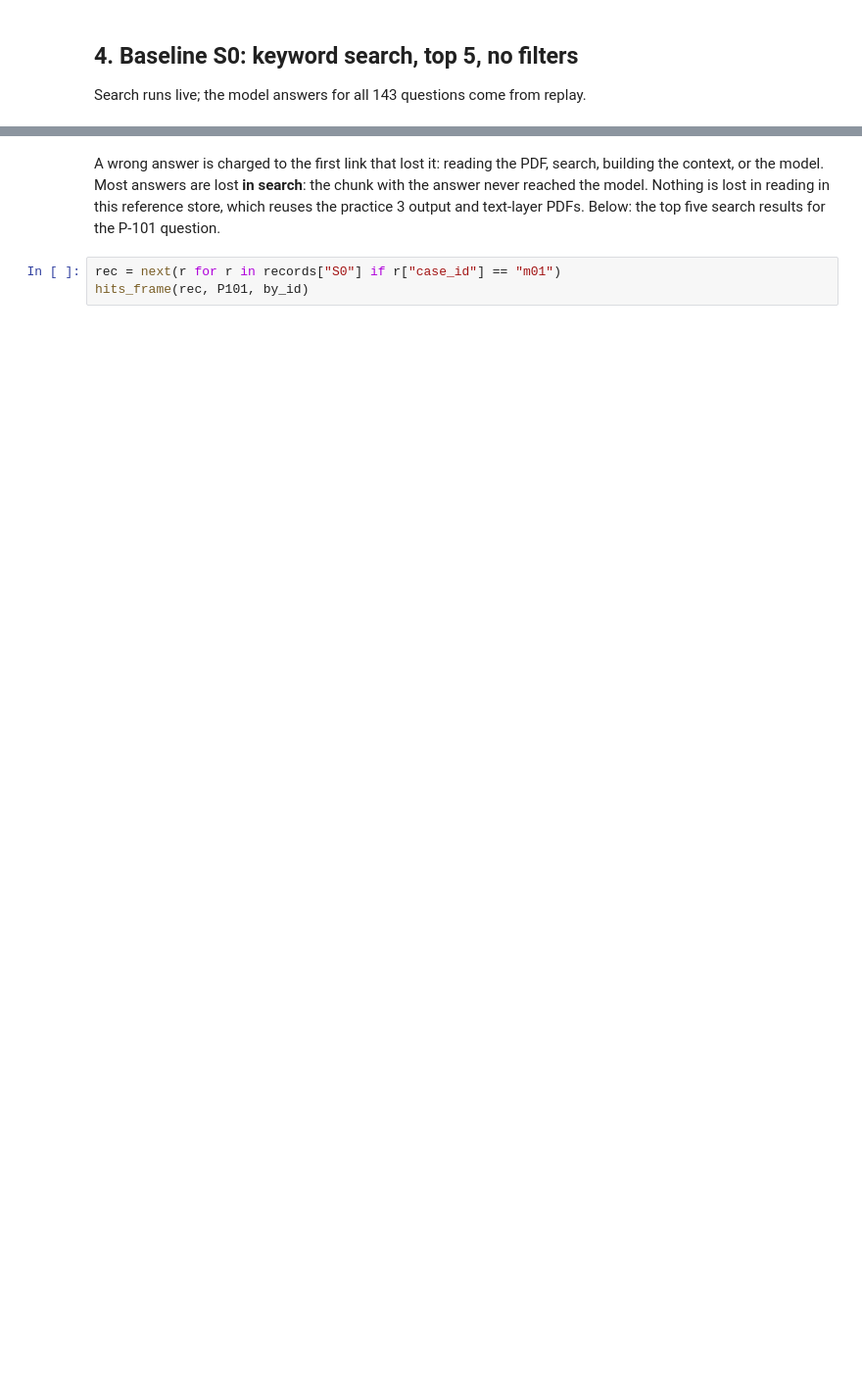
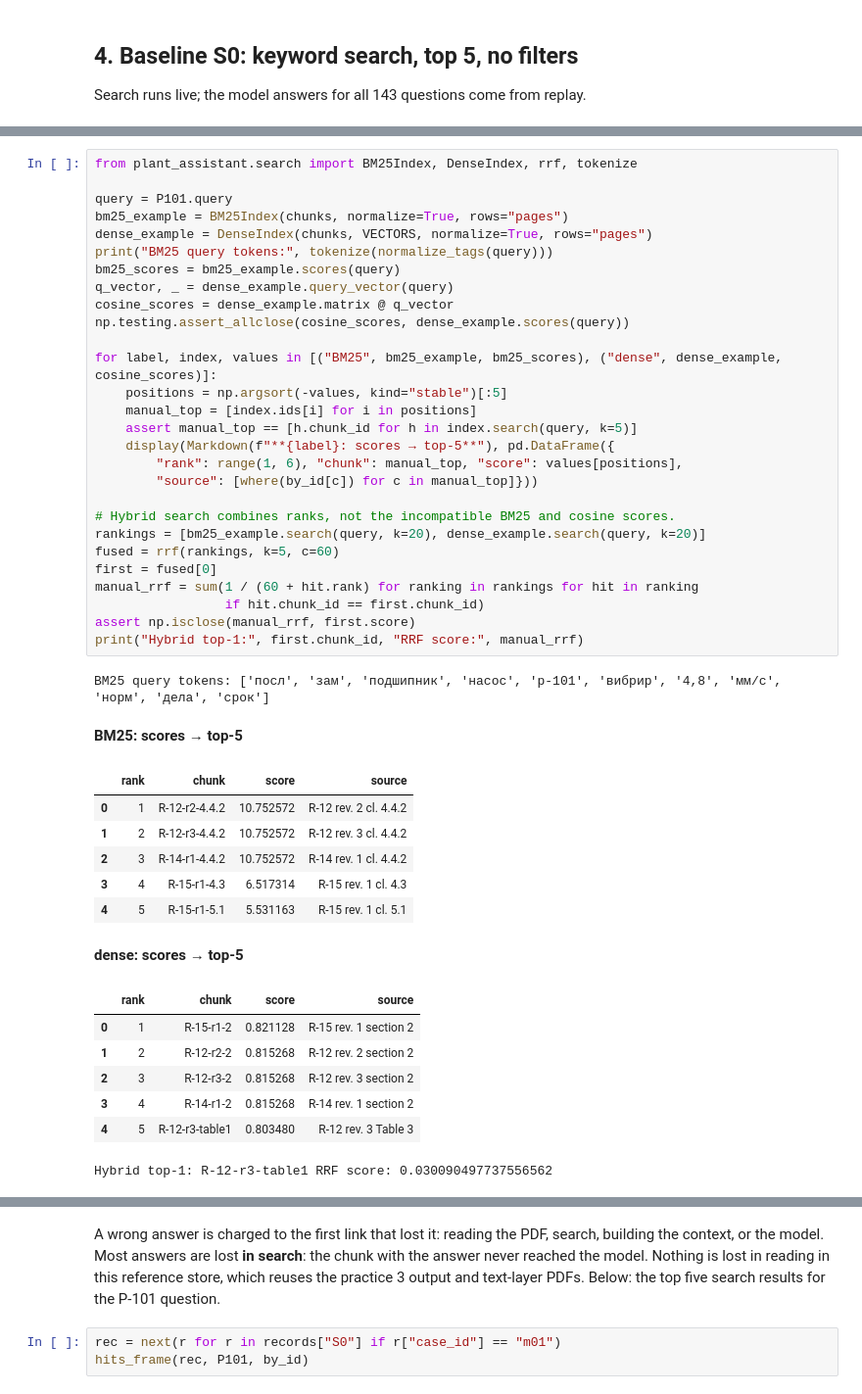
Before and after one commit to Industrial-AI-Research-Lab/course-ml-for-industry-data, a Jupyter notebook: practice-04-rag/notebooks/practice_04_rag.ipynb, the cells around one changed output, grey strips where cells are left out. Shown at 98% size. Drawn from its saved outputs; the diff is of its cells as text; blank space fills up the shorter version.

Commit message:
practice 4: expose embedding search and metric walkthroughs

```diff
--- a/practice-04-rag/notebooks/practice_04_rag.ipynb
+++ b/practice-04-rag/notebooks/practice_04_rag.ipynb
@@ -245,0 +403,45 @@ show(reval.ablation({"S0": scores["S0"]}, {}), ["config", "recall@5", "evidence
+# %%
+from plant_assistant.search import BM25Index, DenseIndex, rrf, tokenize
+
+query = P101.query
+bm25_example = BM25Index(chunks, normalize=True, rows="pages")
+dense_example = DenseIndex(chunks, VECTORS, normalize=True, rows="pages")
+print("BM25 query tokens:", tokenize(normalize_tags(query)))
+bm25_scores = bm25_example.scores(query)
+q_vector, _ = dense_example.query_vector(query)
+cosine_scores = dense_example.matrix @ q_vector
+np.testing.assert_allclose(cosine_scores, dense_example.scores(query))
+
+for label, index, values in [("BM25", bm25_example, bm25_scores), ("dense", dense_example, cosine_scores)]:
+    positions = np.argsort(-values, kind="stable")[:5]
+    manual_top = [index.ids[i] for i in positions]
+    assert manual_top == [h.chunk_id for h in index.search(query, k=5)]
+    display(Markdown(f"**{label}: scores → top-5**"), pd.DataFrame({
+        "rank": range(1, 6), "chunk": manual_top, "score": values[positions],
+        "source": [where(by_id[c]) for c in manual_top]}))
+
+# Hybrid search combines ranks, not the incompatible BM25 and cosine scores.
+rankings = [bm25_example.search(query, k=20), dense_example.search(query, k=20)]
+fused = rrf(rankings, k=5, c=60)
+first = fused[0]
+manual_rrf = sum(1 / (60 + hit.rank) for ranking in rankings for hit in ranking
+                 if hit.chunk_id == first.chunk_id)
+assert np.isclose(manual_rrf, first.score)
+print("Hybrid top-1:", first.chunk_id, "RRF score:", manual_rrf)
+# %% [output]
+BM25 query tokens: ['посл', 'зам', 'подшипник', 'насос', 'p-101', 'вибрир', '4,8', 'мм/с', 'норм', 'дела', 'срок']
+**BM25: scores → top-5**
+|  | rank | chunk | score | source |
+| 0 | 1 | R-12-r2-4.4.2 | 10.752572 | R-12 rev. 2 cl. 4.4.2 |
+| 1 | 2 | R-12-r3-4.4.2 | 10.752572 | R-12 rev. 3 cl. 4.4.2 |
+| 2 | 3 | R-14-r1-4.4.2 | 10.752572 | R-14 rev. 1 cl. 4.4.2 |
+| 3 | 4 | R-15-r1-4.3 | 6.517314 | R-15 rev. 1 cl. 4.3 |
+| 4 | 5 | R-15-r1-5.1 | 5.531163 | R-15 rev. 1 cl. 5.1 |
+**dense: scores → top-5**
+|  | rank | chunk | score | source |
+| 0 | 1 | R-15-r1-2 | 0.821128 | R-15 rev. 1 section 2 |
+| 1 | 2 | R-12-r2-2 | 0.815268 | R-12 rev. 2 section 2 |
+| 2 | 3 | R-12-r3-2 | 0.815268 | R-12 rev. 3 section 2 |
+| 3 | 4 | R-14-r1-2 | 0.815268 | R-14 rev. 1 section 2 |
+| 4 | 5 | R-12-r3-table1 | 0.803480 | R-12 rev. 3 Table 3 |
+Hybrid top-1: R-12-r3-table1 RRF score: 0.030090497737556562
```
Also changed, not shown: parts of 52 cells of this notebook, 7 other files.
